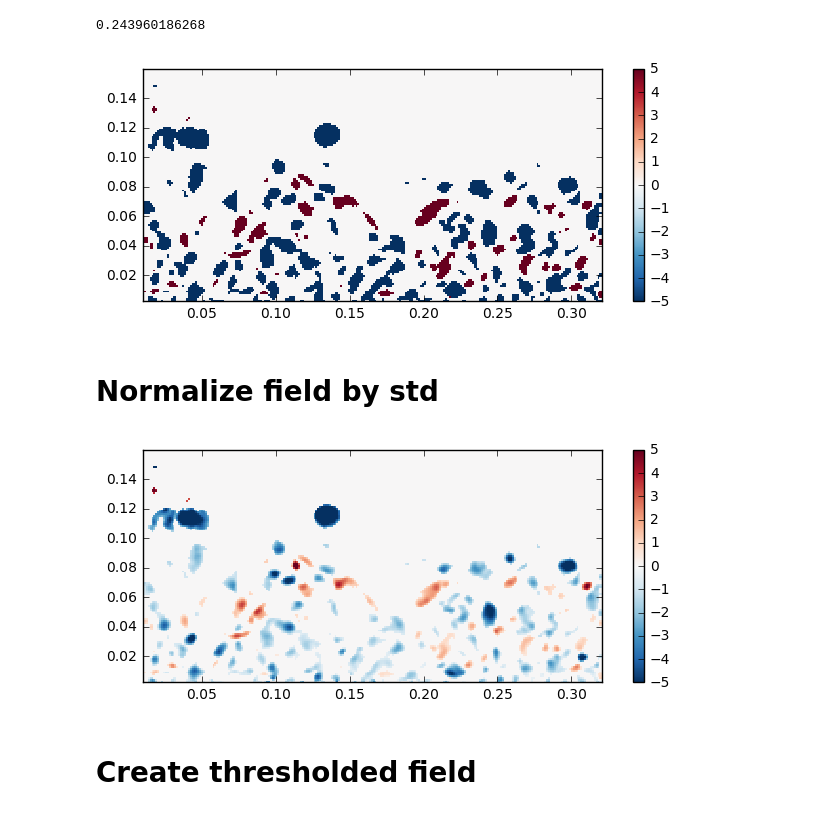
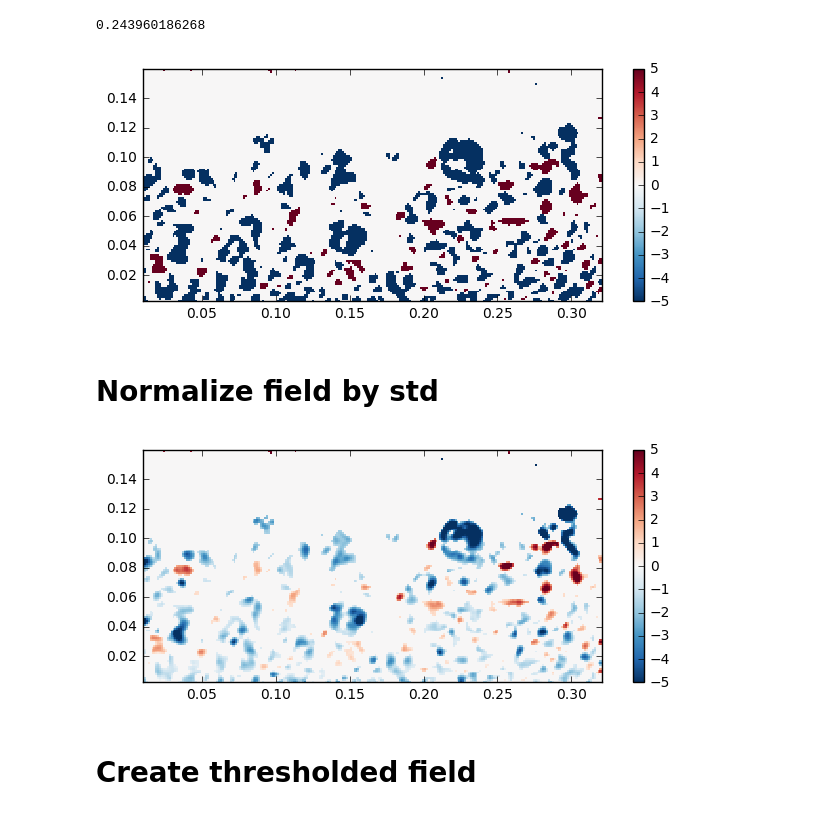
Before and after one commit to owenjhwilliams/ASIIT, a Jupyter notebook: runPODthumbnails.ipynb, the cells around one changed output. Cells and saved outputs as stored; diff of their text form; code cells hidden in the pictures.

```diff
--- a/runPODthumbnails.ipynb
+++ b/runPODthumbnails.ipynb
@@ -7,7 +7,9 @@ from importlib import reload
 import PIVutils
 # %%
 #PIVutils = reload(PIVutils)
-X, Y, U, V, Swirl, Cond, Prof = PIVutils.importMatlabPIVdata2D('/Users/Owen/Dropbox/Data/ABL/SBL PIV data/RNV45-RI2.mat',['X','Y','U','V','Swirl'],['Cond','Prof'])
+X, Y, U, V, Swirl, Cond, Prof = PIVutils.importMatlabPIVdata('/Users/Owen/Dropbox/Data/ABL/SBL PIV data/RNV45-RI2.mat',['X','Y','U','V','Swirl'],['Cond','Prof'])
+# %%
+frame = 535
 # %%
 NanLocs = np.isnan(Swirl)
 uSize = Swirl.shape
@@ -32,9 +34,9 @@ SwirlFilt = Swirl.copy()    #think this should completely copy the list, allowin
 SwirlFilt[np.absolute(Swirl)<20*Noise] = 0
 # %%
 reload(PIVutils)
-[f, ax] = PIVutils.plotScalarField(SwirlFilt[:,:,1]*Cond["delta"]/Cond["Utau"],X,Y,5)
+[f, ax] = PIVutils.plotScalarField(SwirlFilt[:,:,frame]*Cond["delta"]/Cond["Utau"],X,Y,5)
 # %% [output]
-[figure, old version]
+[figure, new version]
 # %% [markdown]
 # Normalize field by std
 # %%
@@ -45,9 +47,9 @@ SwirlStd = np.std(Swirl,axis=(2,1))
 SwirlFilt = SwirlFilt/SwirlStd.reshape(uSize[0],1,1) #match the SwirlStd length (123) with the correct index in Swirl (also 123)
 # %%
 reload(PIVutils)
-[f, ax] = PIVutils.plotScalarField(SwirlFilt[:,:,1],X,Y,5)
+[f, ax] = PIVutils.plotScalarField(SwirlFilt[:,:,frame],X,Y,5)
 # %% [output]
-[figure, old version]
+[figure, new version]
 # %%
 SwirlFiltBackup = SwirlFilt.copy()
 # %% [markdown]
```
Also changed, not shown: parts of 16 cells of this notebook, 2 other files.
